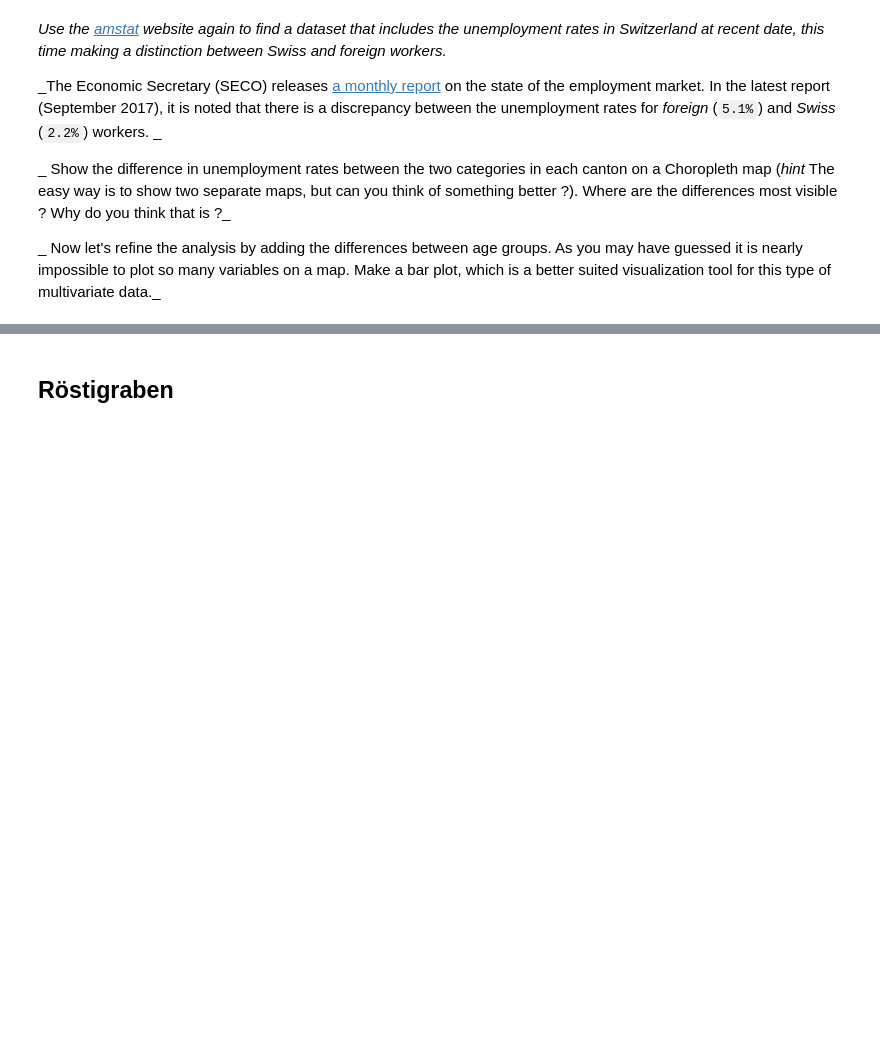
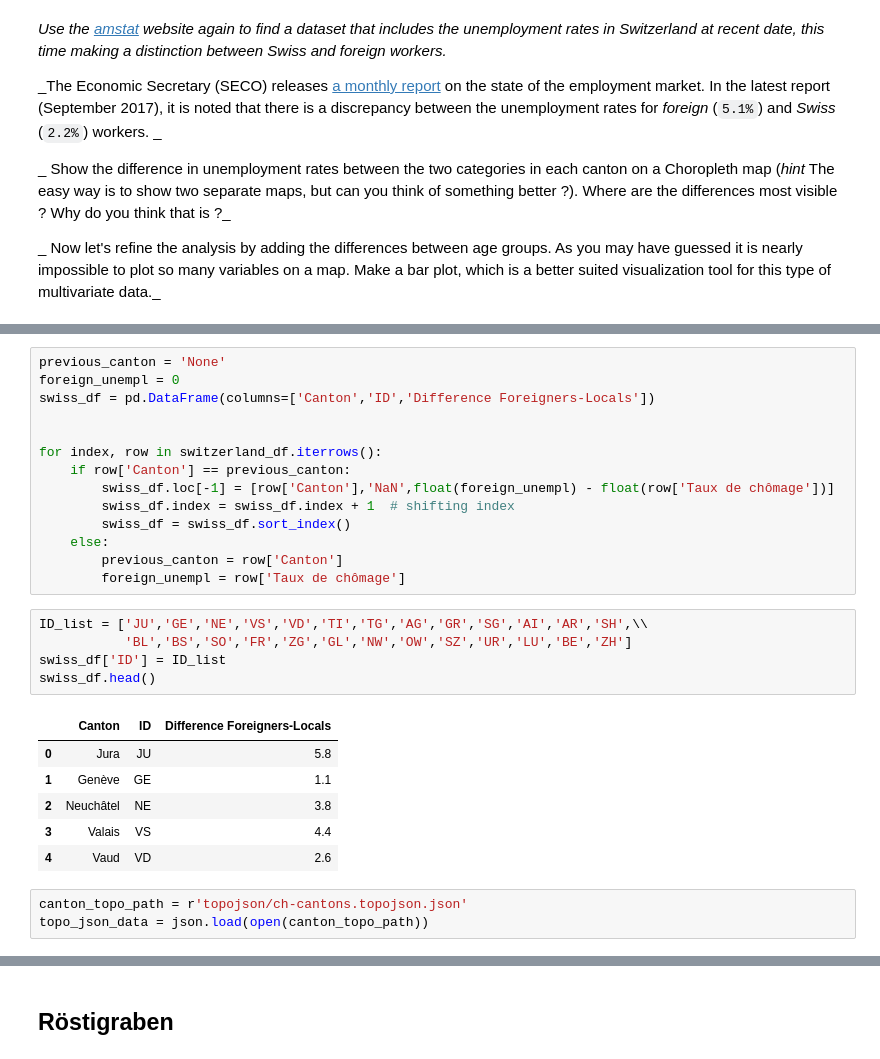
Before and after one commit to julied20/ada-2017, a Jupyter notebook: Homeworks/Homework03/Homework03.ipynb, the cells around one changed output, grey strips where cells are left out. Saved outputs shown, nothing was run; the diff lists cells and outputs as text; blank space fills up the shorter version.

```diff
--- a/Homeworks/Homework03/Homework03.ipynb
+++ b/Homeworks/Homework03/Homework03.ipynb
@@ -149,0 +166,29 @@ _Use the [amstat](https://www.amstat.ch) website again to find a dataset that in
+# %%
+previous_canton = 'None'
+foreign_unempl = 0
+swiss_df = pd.DataFrame(columns=['Canton','ID','Difference Foreigners-Locals'])
+
+
+for index, row in switzerland_df.iterrows():
+    if row['Canton'] == previous_canton:
+        swiss_df.loc[-1] = [row['Canton'],'NaN',float(foreign_unempl) - float(row['Taux de chômage'])]
+        swiss_df.index = swiss_df.index + 1  # shifting index
+        swiss_df = swiss_df.sort_index()
+    else:
+        previous_canton = row['Canton']
+        foreign_unempl = row['Taux de chômage']
+# %%
+ID_list = ['JU','GE','NE','VS','VD','TI','TG','AG','GR','SG','AI','AR','SH',\\
+           'BL','BS','SO','FR','ZG','GL','NW','OW','SZ','UR','LU','BE','ZH']
+swiss_df['ID'] = ID_list
+swiss_df.head()
+# %% [output]
+|  | Canton | ID | Difference Foreigners-Locals |
+| 0 | Jura | JU | 5.8 |
+| 1 | Genève | GE | 1.1 |
+| 2 | Neuchâtel | NE | 3.8 |
+| 3 | Valais | VS | 4.4 |
+| 4 | Vaud | VD | 2.6 |
+# %%
+canton_topo_path = r'topojson/ch-cantons.topojson.json'
+topo_json_data = json.load(open(canton_topo_path))
```
Also changed, not shown: parts of 13 cells of this notebook.
